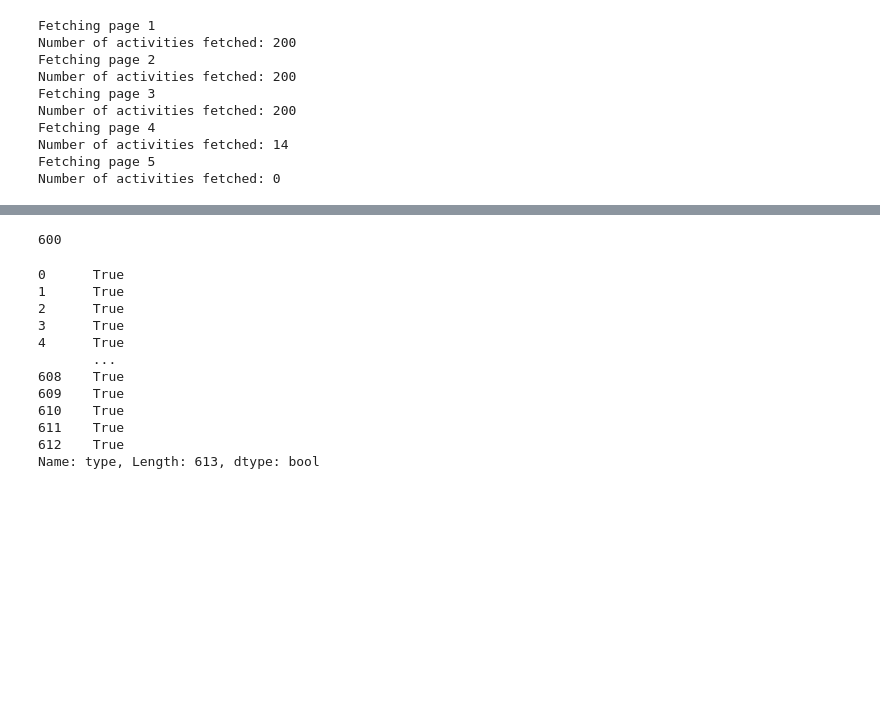
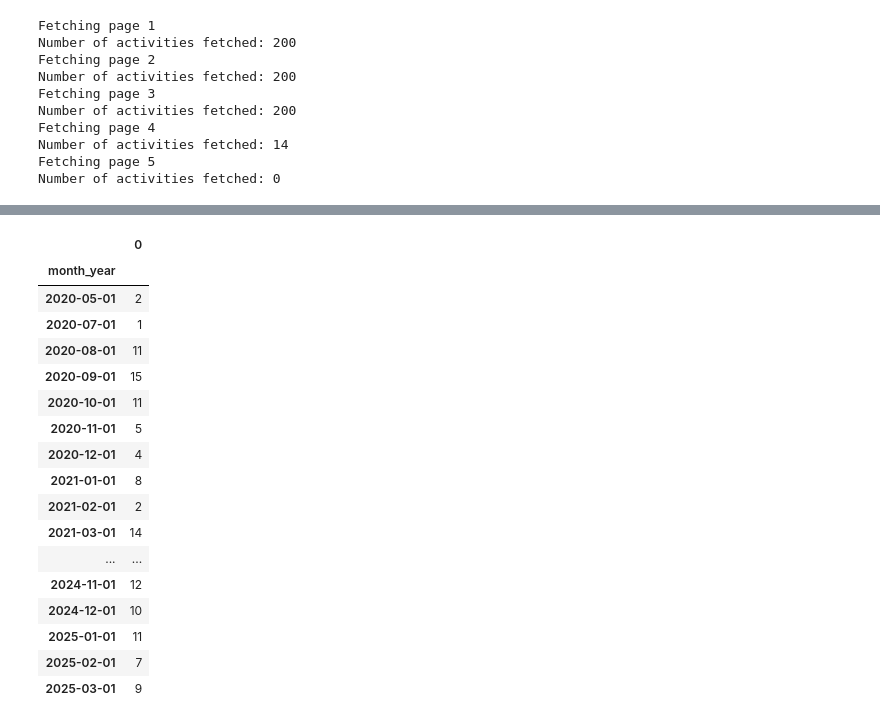
Before and after one commit to tjlaporte1/tom_runs_the_world, a Jupyter notebook: main.ipynb, the cells around one changed output, grey strips where cells are left out. Cells and saved outputs as stored; diff of their text form; code cells hidden in the pictures; blank space fills up the shorter version.

```diff
--- a/main.ipynb
+++ b/main.ipynb
@@ -180,3 +164,24 @@ df.loc[~df['type'].isin(['Run', 'Hike', 'Walk', 'Ride']), 'upload_id'].nunique()
+# %%
+pd.DataFrame(df.sort_values(by='month_year').groupby('month_year').size())
+# %% [output]
+|  | 0 |
+| month_year |  |
+| 2020-05-01 | 2 |
+| 2020-07-01 | 1 |
+| 2020-08-01 | 11 |
+| 2020-09-01 | 15 |
+| 2020-10-01 | 11 |
+| 2020-11-01 | 5 |
+| 2020-12-01 | 4 |
+| 2021-01-01 | 8 |
+| 2021-02-01 | 2 |
+| 2021-03-01 | 14 |
+| ... | ... |
+| 2024-11-01 | 12 |
+| 2024-12-01 | 10 |
+| 2025-01-01 | 11 |
+| 2025-02-01 | 7 |
+| 2025-03-01 | 9 |
 # %%
 # max date
 max_date = pd.to_datetime(df['start_date_local']).dt.strftime('%Y-%m-%d %I:%M %p').max()
@@ -241,20 +201 @@ def metric_calc(metric: str, field: str, act_type_selection, year_selection):
-# %%
-df['upload_id'].nunique()
-# %% [output]
-600
-# %%
-df['type'].notna()
-# %% [output]
-0      True
-1      True
-2      True
-3      True
-4      True
-       ...
-608    True
-609    True
-610    True
-611    True
-612    True
-Name: type, Length: 613, dtype: bool
 # %%
```
Also changed, not shown: parts of 32 cells of this notebook.
